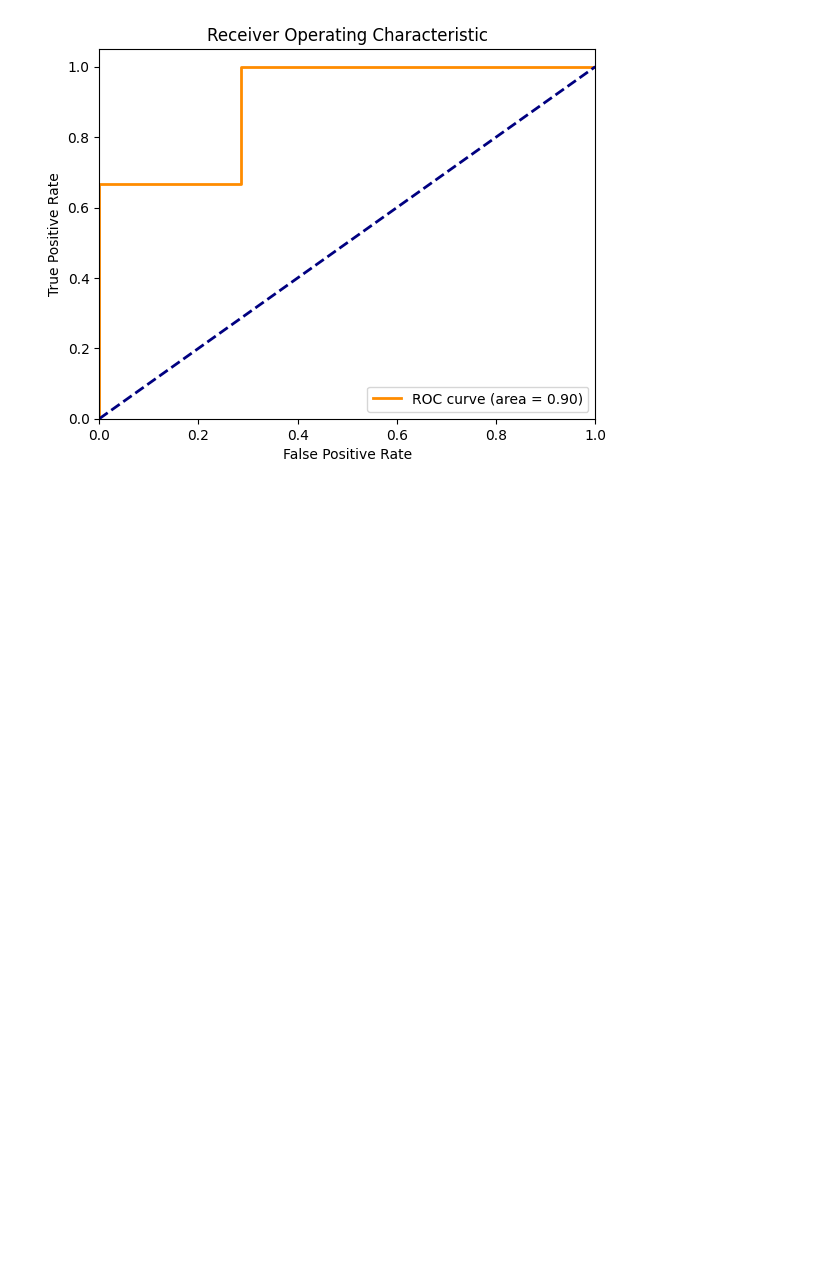
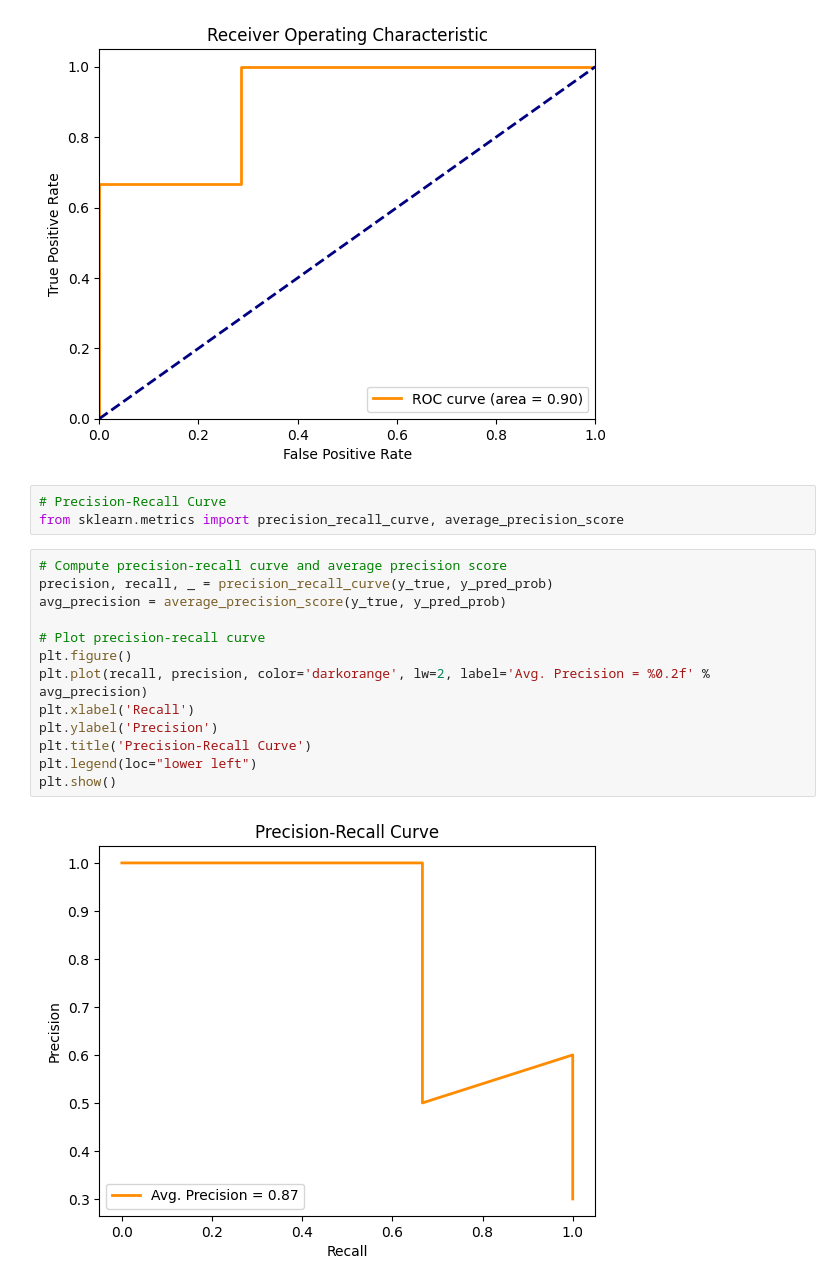
Before and after one commit to sksmta/audio-deepfake-detection, a Jupyter notebook: main.ipynb, the cells around one changed output. Cells and saved outputs as stored; diff of their text form; blank space fills up the shorter version.

```diff
--- a/main.ipynb
+++ b/main.ipynb
@@ -263,3 +263,21 @@ plt.show()
 # %% [output]
 1/1 [==============================] - 0s 22ms/step
 [figure]
+# %%
+# Precision-Recall Curve
+from sklearn.metrics import precision_recall_curve, average_precision_score
+# %%
+# Compute precision-recall curve and average precision score
+precision, recall, _ = precision_recall_curve(y_true, y_pred_prob)
+avg_precision = average_precision_score(y_true, y_pred_prob)
+
+# Plot precision-recall curve
+plt.figure()
+plt.plot(recall, precision, color='darkorange', lw=2, label='Avg. Precision = %0.2f' % avg_precision)
+plt.xlabel('Recall')
+plt.ylabel('Precision')
+plt.title('Precision-Recall Curve')
+plt.legend(loc="lower left")
+plt.show()
+# %% [output]
+[figure, added]
```
Also changed, not shown: parts of 7 cells of this notebook.
